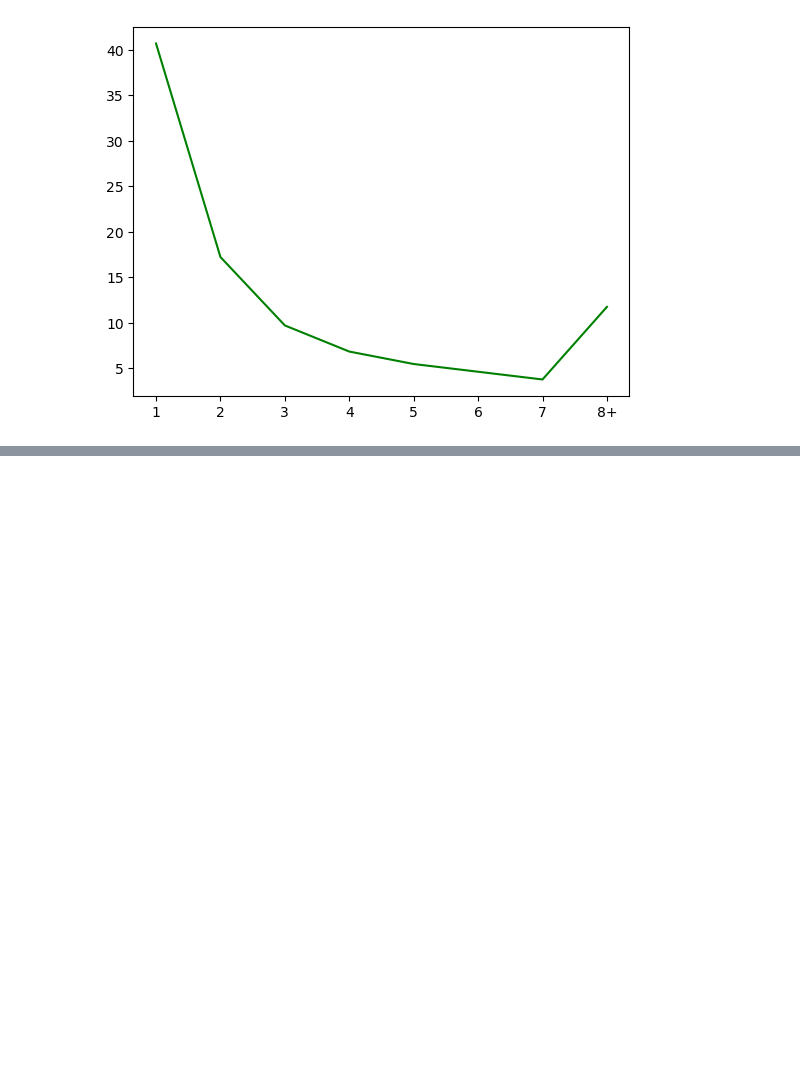
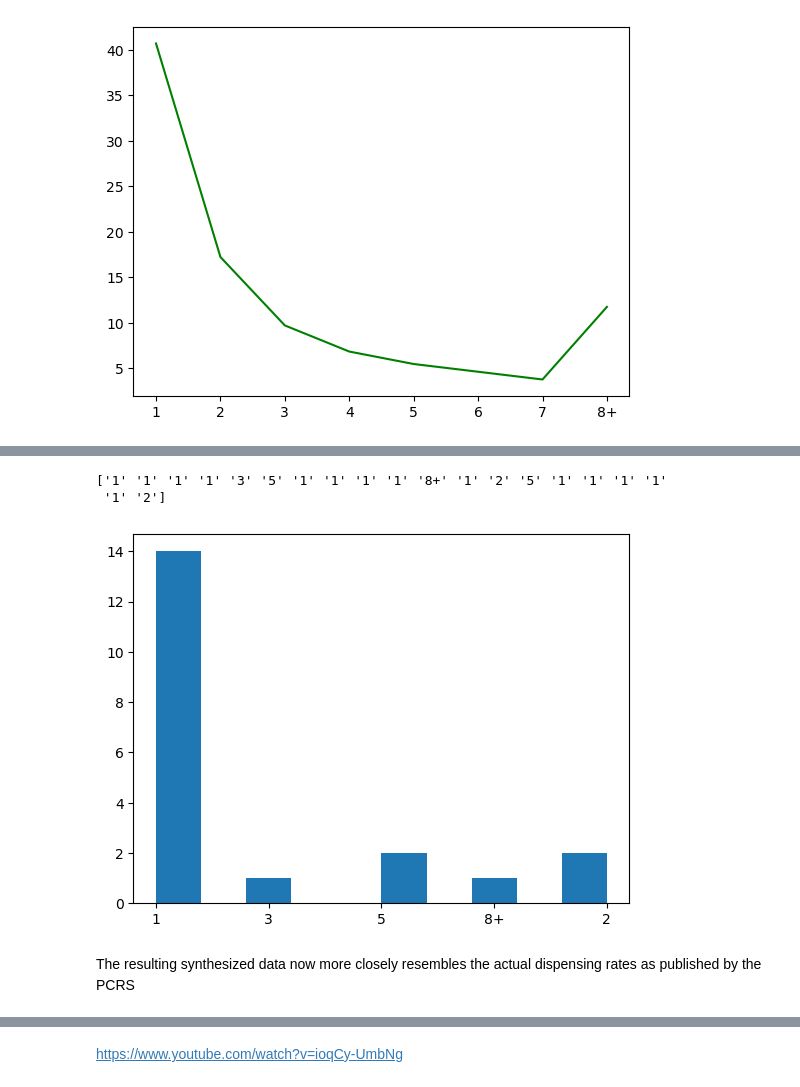
Before and after one commit to BridK02/PfDA-assignment, a Jupyter notebook: PfDA_Assignment.ipynb, the cells around one changed output, grey strips where cells are left out. Drawn from its saved outputs; the diff is of its cells as text; code cells hidden in the pictures; blank space fills up the shorter version.

```diff
--- a/PfDA_Assignment.ipynb
+++ b/PfDA_Assignment.ipynb
@@ -159,4 +170,17 @@ Another consideration for determining what analyses to undertake is the data set
+# %%
+results = rng.choice(No_of_items_dispensed, size=20, p=[0.41, 0.17, 0.09, 0.07, 0.05, 0.05, 0.04, 0.12]) # asking for results to choose from the eight options and giving the first 20 random choices simulating 20 customer
+print(results)
+plt.hist(results)
+plt.show()
+# %% [output]
+['1' '1' '1' '1' '3' '5' '1' '1' '1' '1' '8+' '1' '2' '5' '1' '1' '1' '1'
+ '1' '2']
+[figure, added]
+# %% [markdown]
+The resulting synthesized data now more closely resembles the actual dispensing rates as published by the PCRS
 # %% [markdown]
 Total number of dispensed items per month of the year and relative changes -in 2020 & 2021 vs 2019 Impact of COVID-19 pandemic on community medication dispensing: a national cohort analysis in Wales, UK - Scientific Figure on ResearchGate. Available from: https://www.researchgate.net/figure/Total-number-of-dispensed-items-per-month-of-the-year-and-relative-changes-in-2020_fig2_360257846 [accessed 26 Nov, 2022))
 
 <a href="https://www.researchgate.net/figure/Total-number-of-dispensed-items-per-month-of-the-year-and-relative-changes-in-2020_fig2_360257846"><img src="https://www.researchgate.net/publication/360257846/figure/fig2/AS:1165455603568648@1654877677452/Total-number-of-dispensed-items-per-month-of-the-year-and-relative-changes-in-2020.ppm" alt="Total number of dispensed items per month of the year and relative changes -in 2020 & 2021 vs 2019"/></a>
+# %% [markdown]
+https://www.youtube.com/watch?v=ioqCy-UmbNg
```
Also changed, not shown: parts of 18 cells of this notebook.
